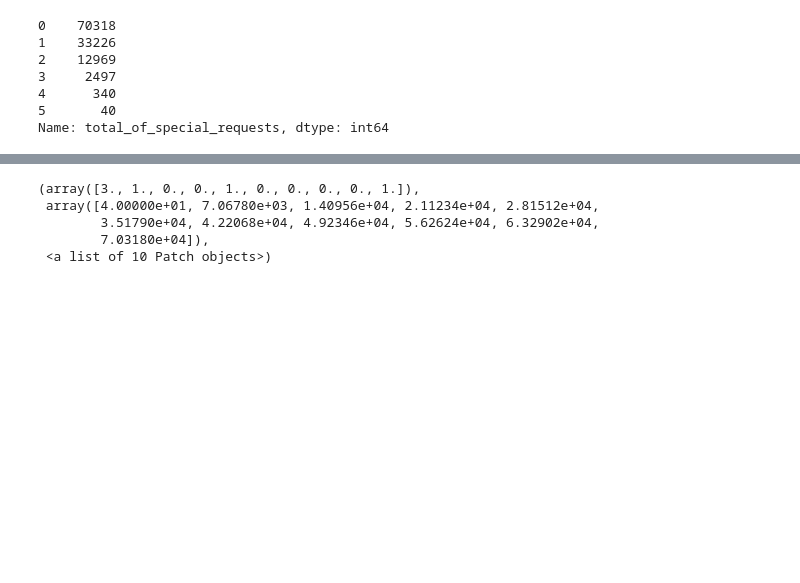
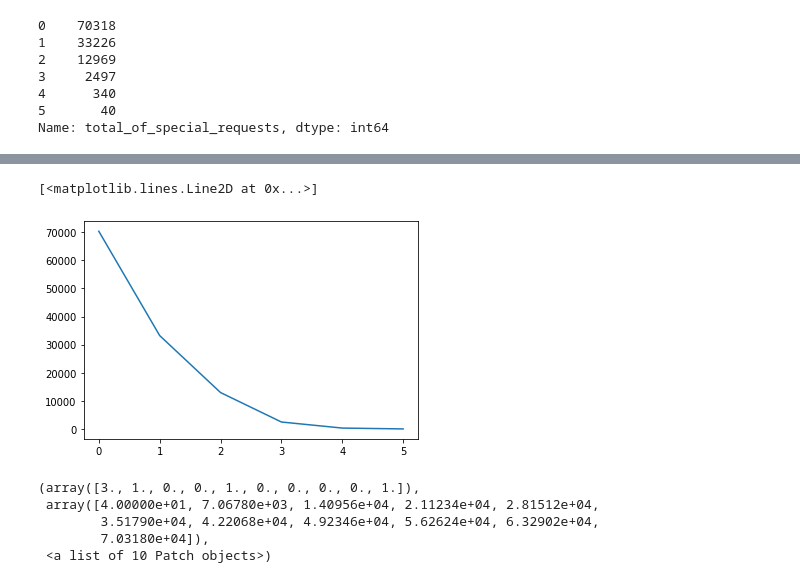
Before and after one commit to Shambhurajdesai/Capstone---1-Hotel-Booking-Analysis, a Jupyter notebook: Copy_of_Hotel_Bookings_Analysis.ipynb, the cells around one changed output, grey strips where cells are left out. Cells and saved outputs as stored; diff of their text form; code cells hidden in the pictures; blank space fills up the shorter version.

```diff
--- a/Copy_of_Hotel_Bookings_Analysis.ipynb
+++ b/Copy_of_Hotel_Bookings_Analysis.ipynb
@@ -373,3 +373,6 @@ total_sp_re
 4      340
 5       40
 Name: total_of_special_requests, dtype: int64
+# %%
+total_sp_re.sort_index(inplace=True)
+total_sp_re
@@ -376,3 +387,8 @@ Name: total_of_special_requests, dtype: int64
+# %%
+plt.plot(total_sp_re)
+# %% [output]
+[<matplotlib.lines.Line2D at 0x...>]
+[figure, added]
 # %%
 plt.hist(total_sp_re)
 # %% [output]
```
Also changed, not shown: parts of 4 cells of this notebook.
